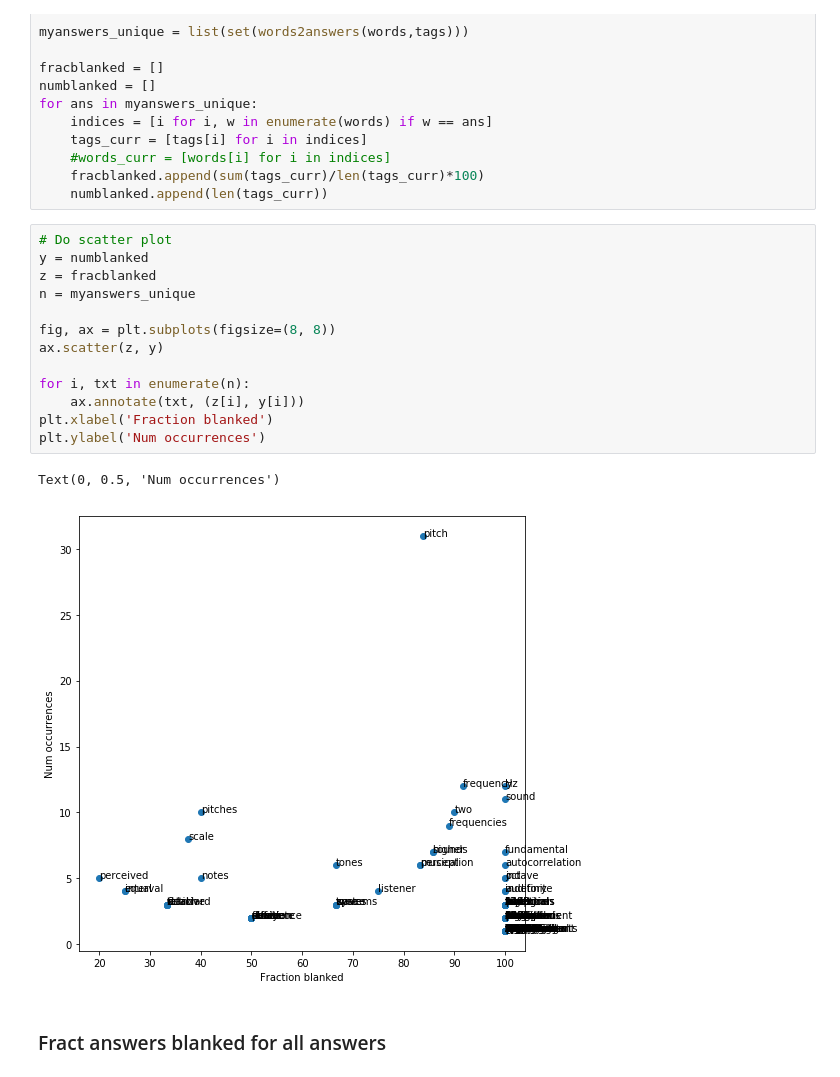
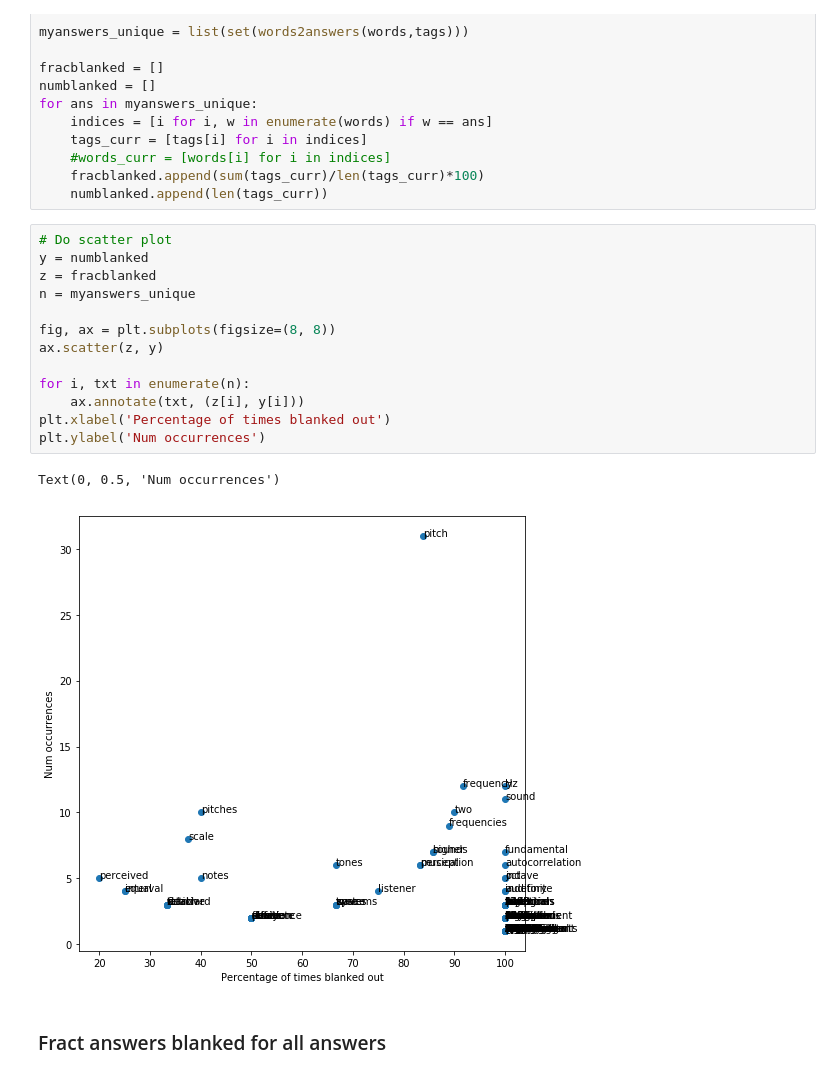
Before and after one commit to davestanley/mindpocket, a Jupyter notebook: train_model/articles_batch5.0/model6e0c37/test_performance_model.ipynb, the cells around one changed output. Cells and saved outputs as stored; diff of their text form.

```diff
--- a/train_model/articles_batch5.0/model6e0c37/test_performance_model.ipynb
+++ b/train_model/articles_batch5.0/model6e0c37/test_performance_model.ipynb
@@ -494,19 +494,19 @@ for ans in myanswers_unique:
 # %%
 # Do scatter plot
 y = numblanked
 z = fracblanked
 n = myanswers_unique
 
 fig, ax = plt.subplots(figsize=(8, 8))
 ax.scatter(z, y)
 
 for i, txt in enumerate(n):
     ax.annotate(txt, (z[i], y[i]))
-plt.xlabel('Fraction blanked')
+plt.xlabel('Percentage of times blanked out')
 plt.ylabel('Num occurrences')
 # %% [output]
 Text(0, 0.5, 'Num occurrences')
-[figure, old version]
+[figure, new version]
 # %% [markdown]
 ### Fract answers blanked for all answers
 # %%
```
Also changed, not shown: parts of 7 cells of this notebook.
